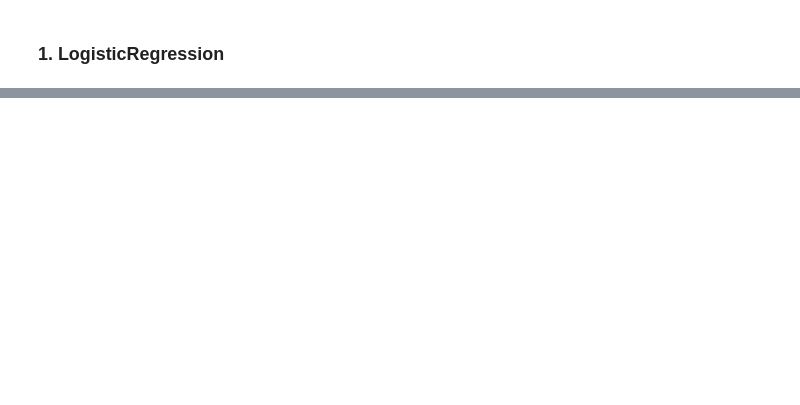
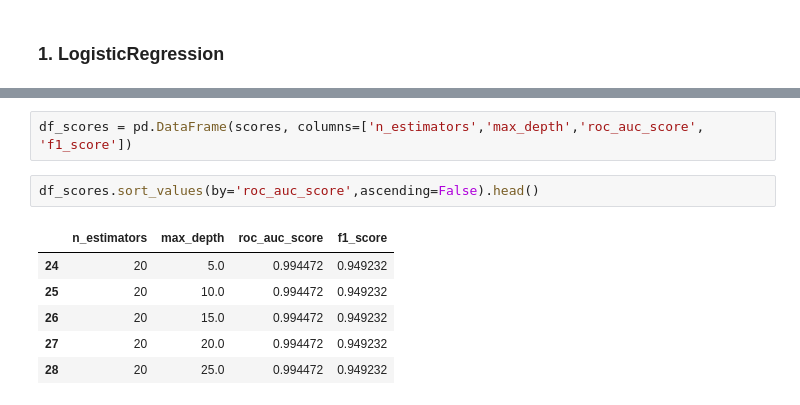
Before and after one commit to sam47-asfaw/Churn-Service, a Jupyter notebook: notebook.ipynb, the cells around one changed output, grey strips where cells are left out. Drawn from its saved outputs; the diff is of its cells as text; blank space fills up the shorter version.

```diff
--- a/notebook.ipynb
+++ b/notebook.ipynb
@@ -677,0 +899,11 @@ roc_auc_score(y_val, y_pred, average='weighted',sample_weight=None, max_fpr=None
+# %%
+df_scores = pd.DataFrame(scores, columns=['n_estimators','max_depth','roc_auc_score', 'f1_score'])
+# %%
+df_scores.sort_values(by='roc_auc_score',ascending=False).head()
+# %% [output]
+|  | n_estimators | max_depth | roc_auc_score | f1_score |
+| 24 | 20 | 5.0 | 0.994472 | 0.949232 |
+| 25 | 20 | 10.0 | 0.994472 | 0.949232 |
+| 26 | 20 | 15.0 | 0.994472 | 0.949232 |
+| 27 | 20 | 20.0 | 0.994472 | 0.949232 |
+| 28 | 20 | 25.0 | 0.994472 | 0.949232 |
```
Also changed, not shown: parts of 43 cells of this notebook, 3 other files.
